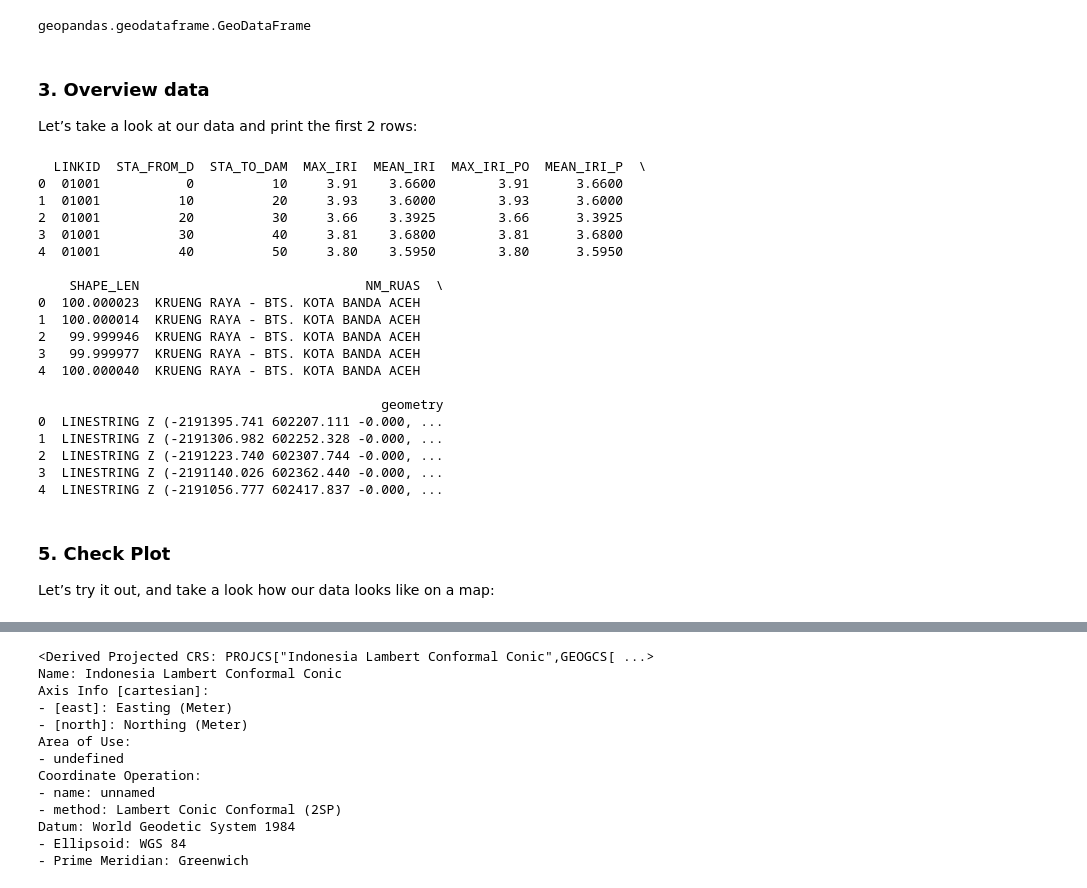
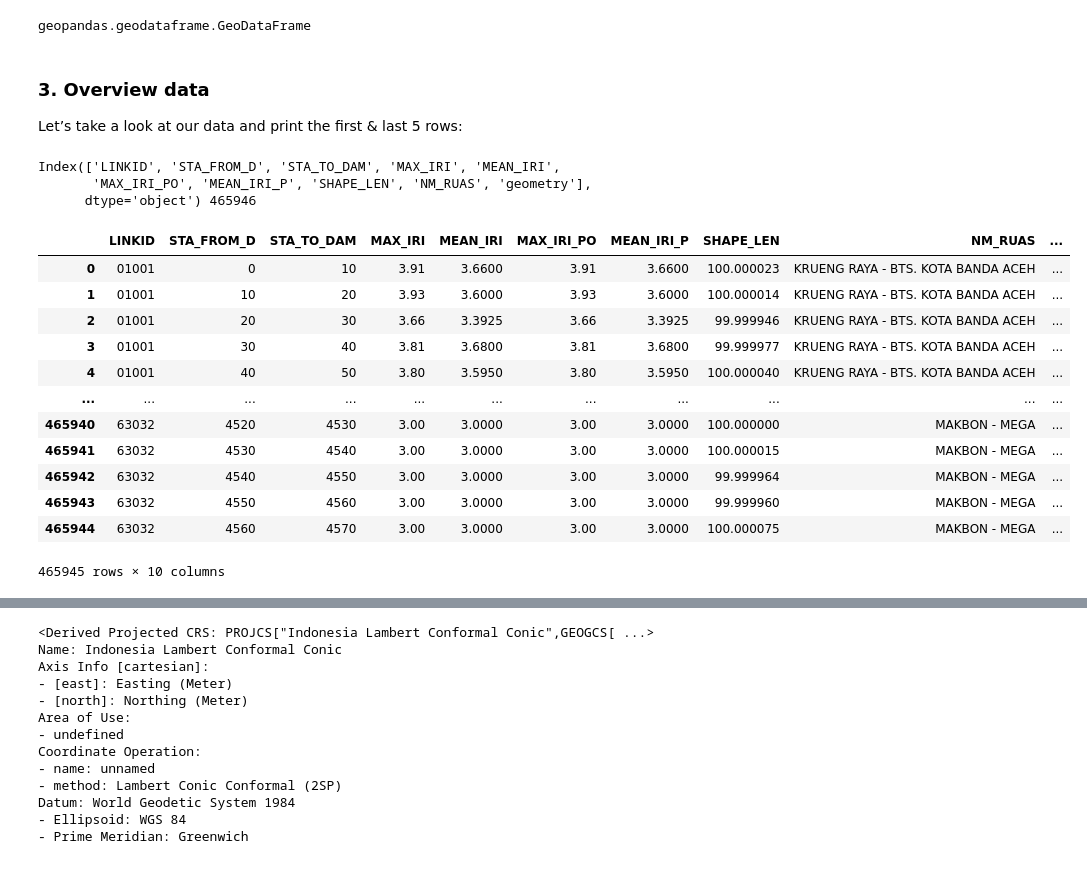
Before and after one commit to aulfik/IRI-py, a Jupyter notebook: 01-code-scripts/iri_bm.ipynb, the cells around one changed output, grey strips where cells are left out. Drawn from its saved outputs; the diff is of its cells as text; code cells hidden in the pictures.

```diff
--- a/01-code-scripts/iri_bm.ipynb
+++ b/01-code-scripts/iri_bm.ipynb
@@ -25,30 +27,27 @@ type(data) #Check type of data
 geopandas.geodataframe.GeoDataFrame
 # %% [markdown]
 ### 3. Overview data
-Let’s take a look at our data and print the first 2 rows:
+Let’s take a look at our data and print the first & last 5 rows:
 # %%
-print(data.head())
+#Print name of colomns and length of dataframe
+print(data.columns, len(data))
+
+#Show DataFrame
+data.head(-1)
 # %% [output]
-  LINKID  STA_FROM_D  STA_TO_DAM  MAX_IRI  MEAN_IRI  MAX_IRI_PO  MEAN_IRI_P  \
-0  01001           0          10     3.91    3.6600        3.91      3.6600
-1  01001          10          20     3.93    3.6000        3.93      3.6000
-2  01001          20          30     3.66    3.3925        3.66      3.3925
-3  01001          30          40     3.81    3.6800        3.81      3.6800
-4  01001          40          50     3.80    3.5950        3.80      3.5950
-
-    SHAPE_LEN                             NM_RUAS  \
-0  100.000023  KRUENG RAYA - BTS. KOTA BANDA ACEH
-1  100.000014  KRUENG RAYA - BTS. KOTA BANDA ACEH
-2   99.999946  KRUENG RAYA - BTS. KOTA BANDA ACEH
-3   99.999977  KRUENG RAYA - BTS. KOTA BANDA ACEH
-4  100.000040  KRUENG RAYA - BTS. KOTA BANDA ACEH
-
-                                            geometry
-0  LINESTRING Z (-2191395.741 602207.111 -0.000, ...
-1  LINESTRING Z (-2191306.982 602252.328 -0.000, ...
-2  LINESTRING Z (-2191223.740 602307.744 -0.000, ...
-3  LINESTRING Z (-2191140.026 602362.440 -0.000, ...
-4  LINESTRING Z (-2191056.777 602417.837 -0.000, ...
+Index(['LINKID', 'STA_FROM_D', 'STA_TO_DAM', 'MAX_IRI', 'MEAN_IRI',
+       'MAX_IRI_PO', 'MEAN_IRI_P', 'SHAPE_LEN', 'NM_RUAS', 'geometry'],
+      dtype='object') 465946
+|  | LINKID | STA_FROM_D | STA_TO_DAM | MAX_IRI | MEAN_IRI | MAX_IRI_PO | MEAN_IRI_P | SHAPE_LEN | NM_RUAS | ... |
+| 0 | 01001 | 0 | 10 | 3.91 | 3.6600 | 3.91 | 3.6600 | 100.000023 | KRUENG RAYA - BTS. KOTA BANDA ACEH | ... |
+| 1 | 01001 | 10 | 20 | 3.93 | 3.6000 | 3.93 | 3.6000 | 100.000014 | KRUENG RAYA - BTS. KOTA BANDA ACEH | ... |
+| 2 | 01001 | 20 | 30 | 3.66 | 3.3925 | 3.66 | 3.3925 | 99.999946 | KRUENG RAYA - BTS. KOTA BANDA ACEH | ... |
+| 3 | 01001 | 30 | 40 | 3.81 | 3.6800 | 3.81 | 3.6800 | 99.999977 | KRUENG RAYA - BTS. KOTA BANDA ACEH | ... |
+| 4 | 01001 | 40 | 50 | 3.80 | 3.5950 | 3.80 | 3.5950 | 100.000040 | KRUENG RAYA - BTS. KOTA BANDA ACEH | ... |
+| ... | ... | ... | ... | ... | ... | ... | ... | ... | ... | ... |
+| 465940 | 63032 | 4520 | 4530 | 3.00 | 3.0000 | 3.00 | 3.0000 | 100.000000 | MAKBON - MEGA | ... |
+| 465941 | 63032 | 4530 | 4540 | 3.00 | 3.0000 | 3.00 | 3.0000 | 100.000015 | MAKBON - MEGA | ... |
+| 465942 | 63032 | 4540 | 4550 | 3.00 | 3.0000 | 3.00 | 3.0000 | 99.999964 | MAKBON - MEGA | ... |
+| 465943 | 63032 | 4550 | 4560 | 3.00 | 3.0000 | 3.00 | 3.0000 | 99.999960 | MAKBON - MEGA | ... |
+| 465944 | 63032 | 4560 | 4570 | 3.00 | 3.0000 | 3.00 | 3.0000 | 100.000075 | MAKBON - MEGA | ... |
+465945 rows × 10 columns
-# %% [markdown]
-### 5. Check Plot
-Let’s try it out, and take a look how our data looks like on a map:
```
Also changed, not shown: parts of 8 cells of this notebook.
